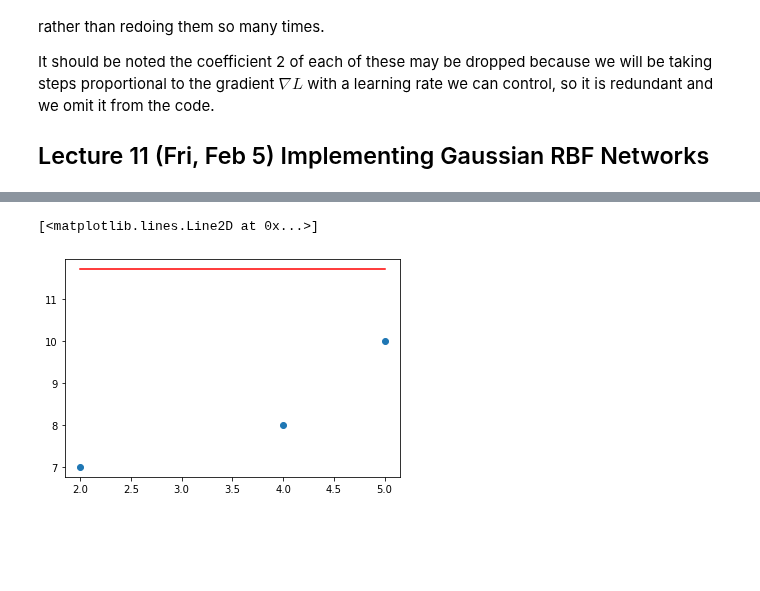
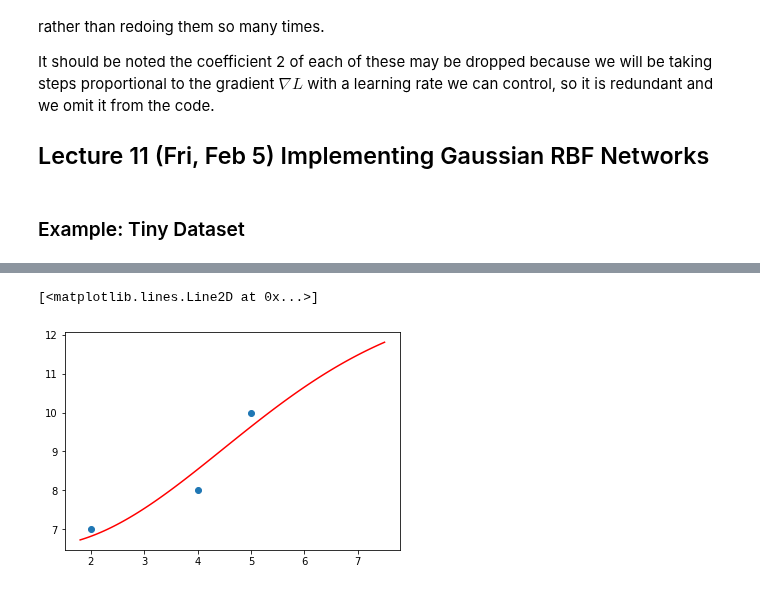
Before and after one commit to rtwhite1546/Spring-2021-Intro-to-Machine-Learning, a Jupyter notebook: Week-4-Numerical-Optimization/Week4.ipynb, the cells around one changed output, grey strips where cells are left out. Saved outputs shown, nothing was run; the diff lists cells and outputs as text; code cells hidden in the pictures; blank space fills up the shorter version.

```diff
--- a/Week-4-Numerical-Optimization/Week4.ipynb
+++ b/Week-4-Numerical-Optimization/Week4.ipynb
@@ -822,33 +834,28 @@ class GaussianRBFnetwork:
     def GaussianKernel(self, x, xi, lam):
         return (1/lam) * np.exp(-np.linalg.norm(x - xi) ** 2 / (2 * lam ** 2))
+# %% [markdown]
+### Example: Tiny Dataset
 # %%
-model = GaussianRBFnetwork(d = 1, M = 2, alpha = 0.00001)
+model = GaussianRBFnetwork(d = 1, M = 5, alpha = 0.01, initialization = 'uniform')
 
 Xt = np.array([[2], [4], [5]])
 yt = np.array([7, 8, 10])
 
-model.fit(Xt, yt, epochs = 100000, update = 10000)
+model.fit(Xt, yt, epochs = 100000, update = 10000, annealing = False)
 
 # predict the outputs
 predictions = model.predict(Xt)
-
-# plot the training points
-plt.scatter(Xt, yt, label = 'Training Data')
 
 # compute the training and test mean absolute error
 trainError = mean_absolute_error(yt, predictions)
 
 # return quality metrics
-print('The r^2 score is', r2_score(yt, predictions))
 print('The mean absolute error on the training set is', trainError)
 
-# plot the fitted model with the training data
-#xModel = np.atleast_2d(np.linspace(Xt[0][0],Xt[-1][0],100)).T
+xModel = np.linspace(0.9 * Xt[0], 1.5 * Xt[-1], 100)
+yModel = model.predict(xModel)
 
-# compute the predicted curve
-#yModel = model.predict(xModel)
-
-#print(yModel)
+plt.scatter(Xt,yt)
 
 plt.plot(xModel, yModel, 'r')
 # %% [output]
@@ -867,2 +873,2 @@ The mean absolute error on the training set is 8.132738315806344
 [<matplotlib.lines.Line2D at 0x...>]
-[figure, old version]
+[figure, new version]
```
Also changed, not shown: parts of 8 cells of this notebook.
